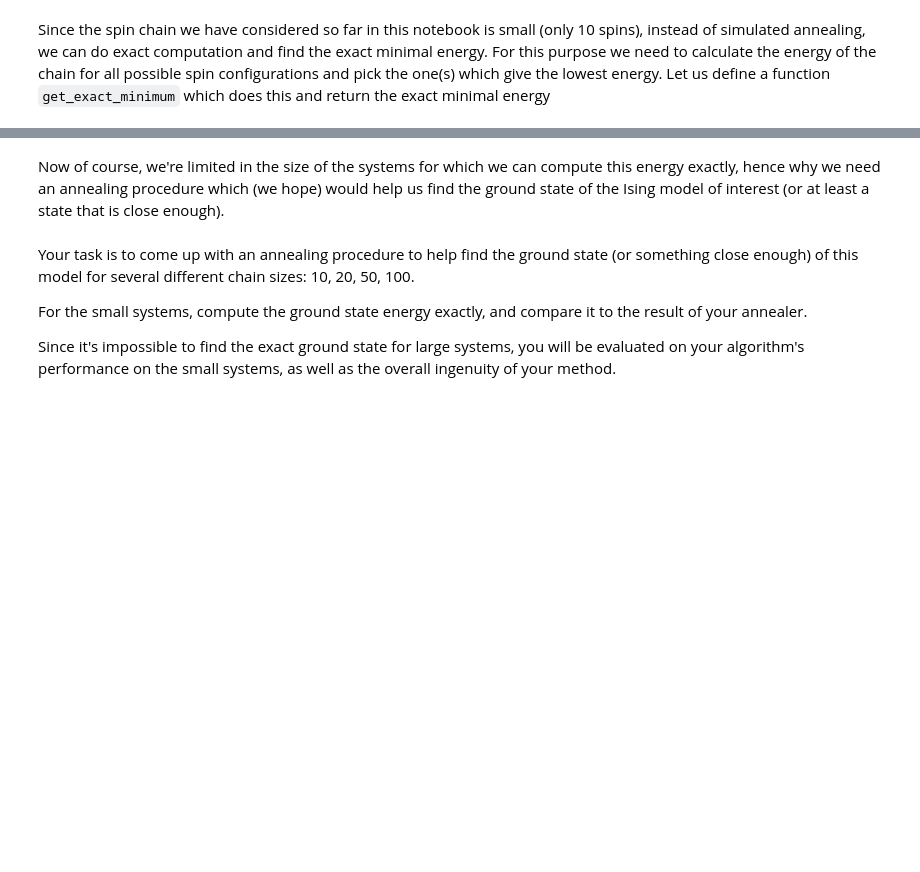
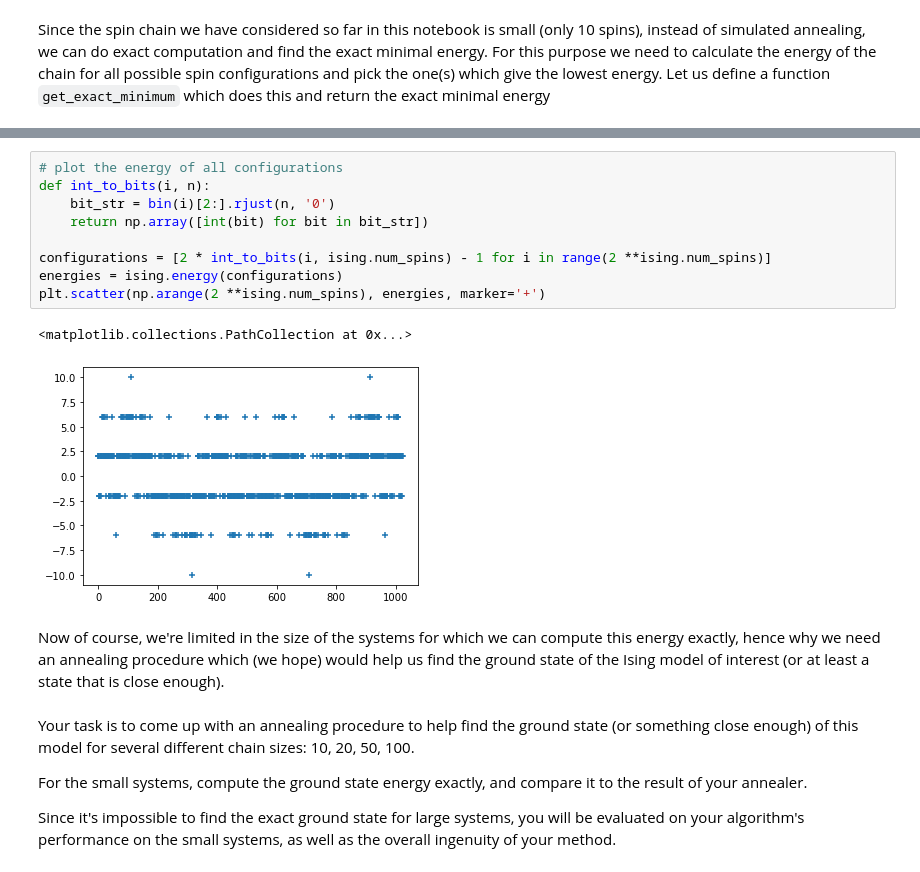
Before and after one commit to MelkoCollective/CDL_2020, a Jupyter notebook: Project_4_Ising_Annealer/Task_2.ipynb, the cells around one changed output, grey strips where cells are left out. Cells and saved outputs as stored; diff of their text form; blank space fills up the shorter version.

Commit message:
Task 2: add energi vs. configuration plot

```diff
--- a/Project_4_Ising_Annealer/Task_2.ipynb
+++ b/Project_4_Ising_Annealer/Task_2.ipynb
@@ -124,3 +124,15 @@ get_exact_minimum(ising)
+# %%
+# plot the energy of all configurations
+def int_to_bits(i, n):
+    bit_str = bin(i)[2:].rjust(n, '0')
+    return np.array([int(bit) for bit in bit_str])
+
+configurations = [2 * int_to_bits(i, ising.num_spins) - 1 for i in range(2 **ising.num_spins)]
+energies = ising.energy(configurations)
+plt.scatter(np.arange(2 **ising.num_spins), energies, marker='+')
+# %% [output]
+<matplotlib.collections.PathCollection at 0x...>
+[figure, added]
 # %% [markdown]
 Now of course, we're limited in the size of the systems for which we can compute this energy exactly, hence why we need an annealing procedure which (we hope) would help us find the ground state of the Ising model of interest (or at least a state that is close enough).
 # %% [markdown]
```
Also changed, not shown: parts of 4 cells of this notebook.
